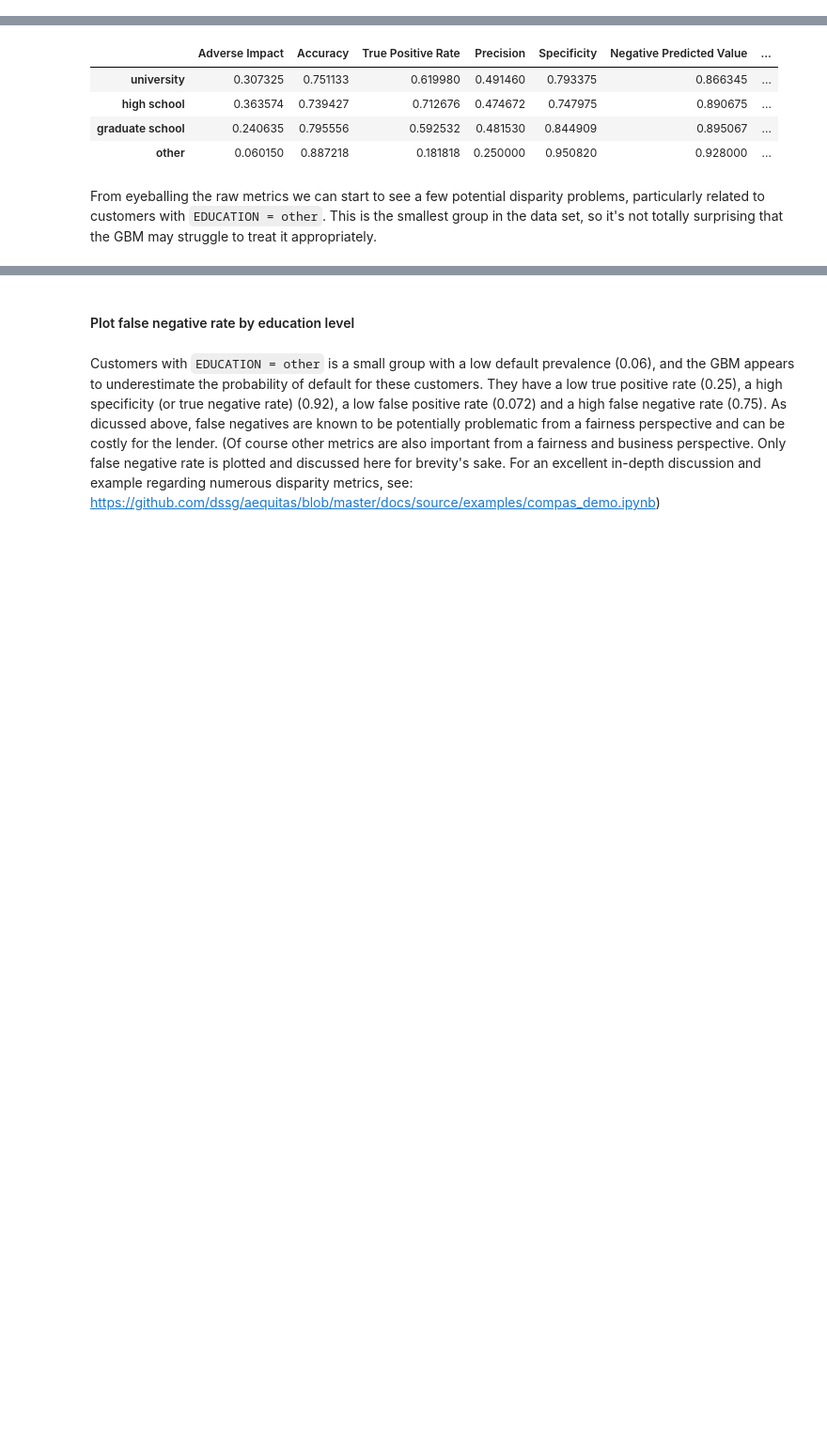
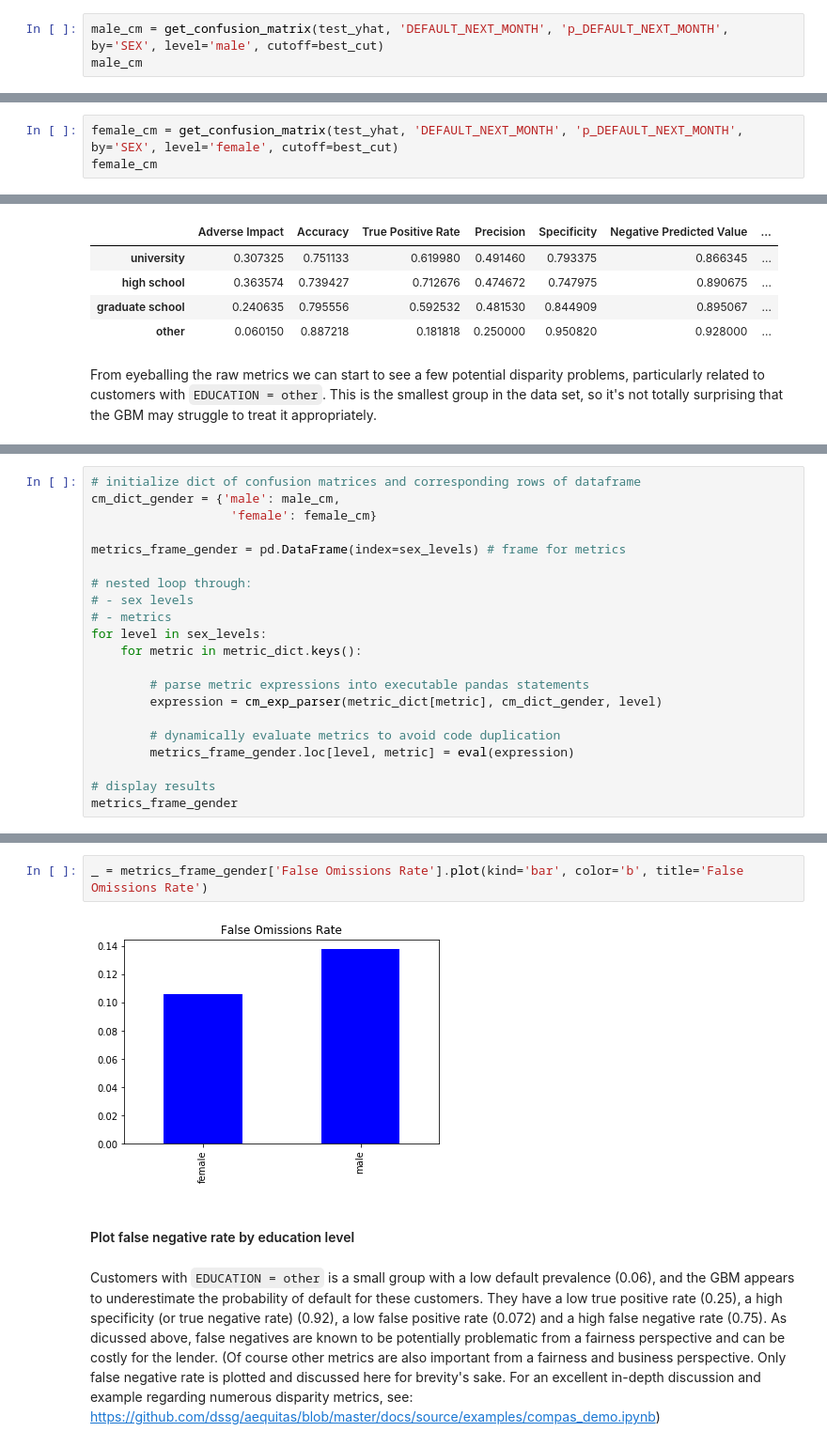
Before and after one commit to navdeep-G/interpretable-ml, a Jupyter notebook: python/jupyter-notebooks/credit/binomial/dia.ipynb, the cells around one changed output, grey strips where cells are left out. Shown at 94% size. Saved outputs shown, nothing was run; the diff lists cells and outputs as text; blank space fills up the shorter version.

```diff
--- a/python/jupyter-notebooks/credit/binomial/dia.ipynb
+++ b/python/jupyter-notebooks/credit/binomial/dia.ipynb
@@ -450,0 +469,3 @@ Confusion matrix by EDUCATION=graduate school
+# %%
+male_cm = get_confusion_matrix(test_yhat, 'DEFAULT_NEXT_MONTH', 'p_DEFAULT_NEXT_MONTH', by='SEX', level='male', cutoff=best_cut)
+male_cm
@@ -450,0 +479,3 @@ Confusion matrix by EDUCATION=graduate school
+# %%
+female_cm = get_confusion_matrix(test_yhat, 'DEFAULT_NEXT_MONTH', 'p_DEFAULT_NEXT_MONTH', by='SEX', level='female', cutoff=best_cut)
+female_cm
@@ -544,0 +590,21 @@ From eyeballing the raw metrics we can start to see a few potential disparity pr
+# %%
+# initialize dict of confusion matrices and corresponding rows of dataframe
+cm_dict_gender = {'male': male_cm,
+                   'female': female_cm}
+
+metrics_frame_gender = pd.DataFrame(index=sex_levels) # frame for metrics
+
+# nested loop through:
+# - sex levels
+# - metrics
+for level in sex_levels:
+    for metric in metric_dict.keys():
+
+        # parse metric expressions into executable pandas statements
+        expression = cm_exp_parser(metric_dict[metric], cm_dict_gender, level)
+
+        # dynamically evaluate metrics to avoid code duplication
+        metrics_frame_gender.loc[level, metric] = eval(expression)
+
+# display results
+metrics_frame_gender
@@ -545,3 +618,7 @@ From eyeballing the raw metrics we can start to see a few potential disparity pr
+# %%
+_ = metrics_frame_gender['False Omissions Rate'].plot(kind='bar', color='b', title='False Omissions Rate')
+# %% [output]
+[figure, added]
 # %% [markdown]
 #### Plot false negative rate by education level
 # %% [markdown]
```
Also changed, not shown: parts of 51 cells of this notebook.
